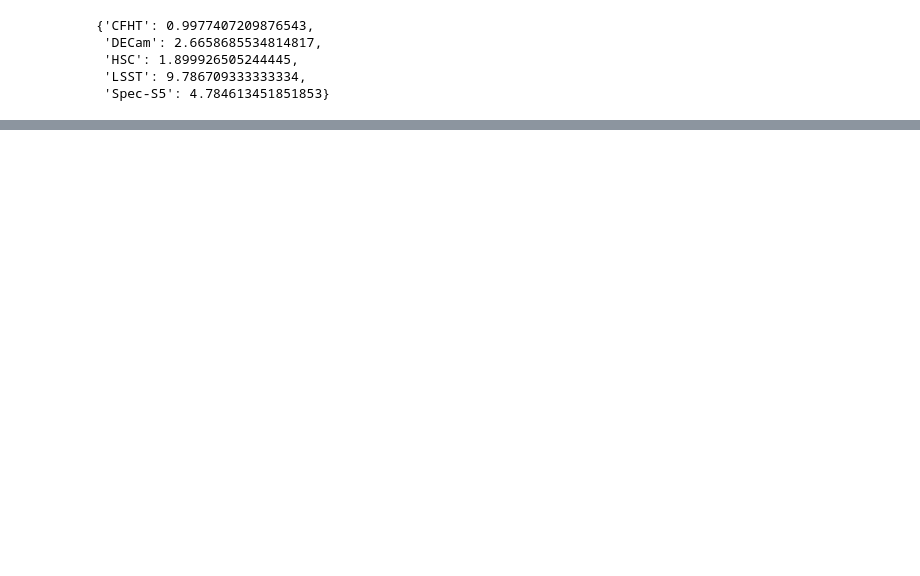
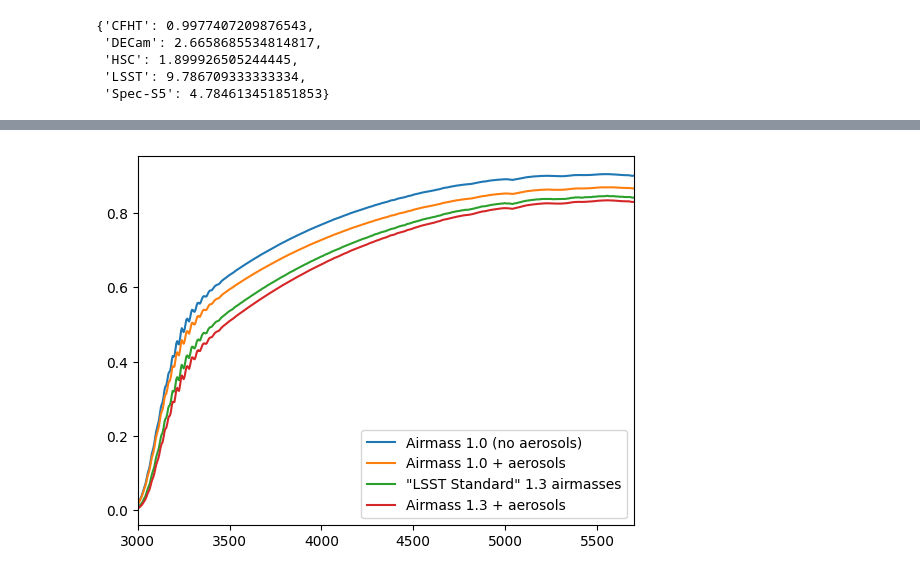
Before and after one commit to dstndstn/cfht-etc, a Jupyter notebook: spec-s5.ipynb, the cells around one changed output, grey strips where cells are left out. Saved outputs shown, nothing was run; the diff lists cells and outputs as text; code cells hidden in the pictures; blank space fills up the shorter version.

```diff
--- a/spec-s5.ipynb
+++ b/spec-s5.ipynb
@@ -733,0 +365,21 @@ For 10,000 square degrees...
+# %%
+# Another big choice we have is the atmosphere model.  The LSST sims have a variety of models,
+# at different airmasses, and with/without aerosols.  These make quite a big difference!
+atm = interp1d(*read_lsst_throughput('atmos_std.dat'))
+atm10 = interp1d(*read_lsst_throughput('atmos_10.dat'))
+atm10_noaero = interp1d(*read_lsst_throughput('atmos_10.dat', basedir='/Users/dstn/lsst-throughputs/atmos'))
+#atm12_hi = interp1d(*read_lsst_throughput('atmos_12_hiwater.dat', basedir='/Users/dstn/lsst-throughputs/atmos'))
+#atm12_lo = interp1d(*read_lsst_throughput('atmos_12_lowater.dat', basedir='/Users/dstn/lsst-throughputs/atmos'))
+# Water doesn't make a difference for us in the blue -- but aerosols do!
+#atm12_hi_a = interp1d(*read_lsst_throughput('atmos_12_hiwater_aerosol.dat', basedir='/Users/dstn/lsst-throughputs/atmos'))
+#atm12_lo_a = interp1d(*read_lsst_throughput('atmos_12_lowater_aerosol.dat', basedir='/Users/dstn/lsst-throughputs/atmos'))
+atm13_a = interp1d(*read_lsst_throughput('atmos_13_aerosol.dat', basedir='/Users/dstn/lsst-throughputs/atmos'))
+wave = sky_wave
+plt.plot(wave, atm10_noaero(wave), label='Airmass 1.0 (no aerosols)')
+plt.plot(wave, atm10(wave), label='Airmass 1.0 + aerosols')
+plt.plot(wave, atm(wave), label='"LSST Standard" 1.3 airmasses')
+plt.plot(wave, atm13_a(wave), label='Airmass 1.3 + aerosols')
+plt.xlim(3000, 5700)
+plt.legend();
+# %% [output]
+[figure, added]
```
Also changed, not shown: parts of 81 cells of this notebook, 29 other files.
